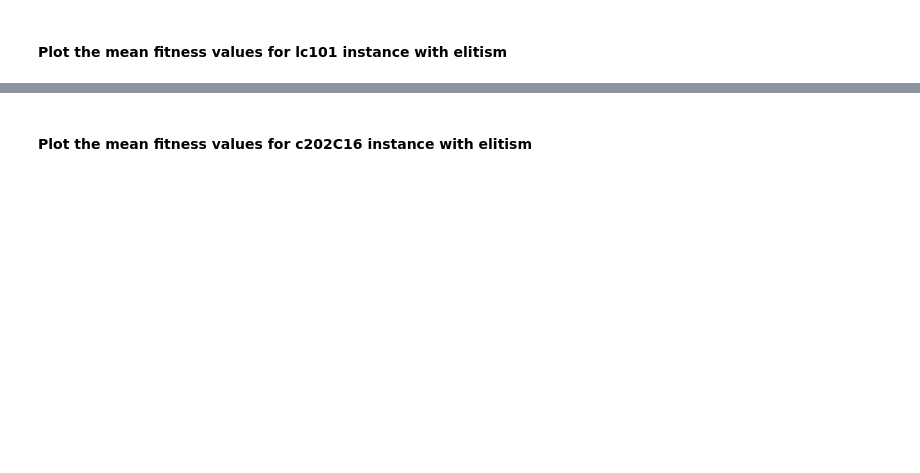
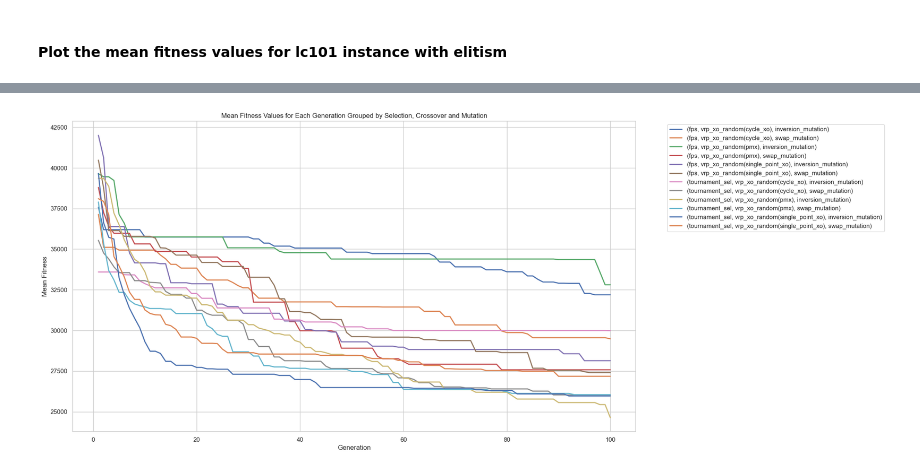
Before and after one commit to burcuyesilyurt/vrp_cifo, a Jupyter notebook: CIFO2024/Analysis generations.ipynb, the cells around one changed output, grey strips where cells are left out. Cells and saved outputs as stored; diff of their text form; code cells hidden in the pictures; blank space fills up the shorter version.

```diff
--- a/CIFO2024/Analysis generations.ipynb
+++ b/CIFO2024/Analysis generations.ipynb
@@ -79,13 +99,0 @@ plt.show()
-# %%
-df['Group'] = df['Selection'] + '-' + df['Crossover'] + '-' + df['Mutation']
-
-last_gen = df[df['Generation'] == 50]
-sns.set(style="whitegrid")
-
-fig, ax = plt.subplots(figsize=(17, 8))
-
-sns.boxplot(x='Group', y='Max Vehicles', data=last_gen, palette="Set3", ax=ax)
-plt.title('Boxplot of Max Vehicles for Each Group', fontsize=16)
-plt.suptitle('')
-plt.xticks(rotation=45, ha='right')
-plt.show()
@@ -94,2 +100,8 @@ plt.show()
 # %% [markdown]
 #### Plot the mean fitness values for  lc101 instance with elitism
+# %%
+#Is like not igual
+df_random= df3[df3['Crossover'].str.contains('random', case=False, na=False)]
+#Not random
+df_not_random= df3[~df3['Crossover'].str.contains('random', case=False, na=False)]
+df_random.head()
@@ -96,17 +115,17 @@ plt.show()
 # %%
-grouped = df3.groupby(['Selection', 'Crossover', 'Mutation', 'Generation'])
+grouped = df_random.groupby(['Selection', 'Crossover', 'Mutation', 'Generation'])
 mean_fitness = grouped['Fitness'].mean()
 
 fig, ax = plt.subplots(figsize=(18, 10))
 
 mean_fitness.unstack(level=[0,1,2]).plot(ax=ax, linewidth=2)
 
 plt.xlabel('Generation')
 plt.ylabel('Mean Fitness')
 plt.title('Mean Fitness Values for Each Generation Grouped by Selection, Crossover and Mutation')
 
 plt.legend(bbox_to_anchor=(1.05, 1), loc='upper left')
 plt.show()
+# %% [output]
+[figure, added]
-# %% [markdown]
-#### Plot the mean fitness values for  c202C16 instance with elitism
 # %%
```
Also changed, not shown: parts of 17 cells of this notebook, 3 other files.
